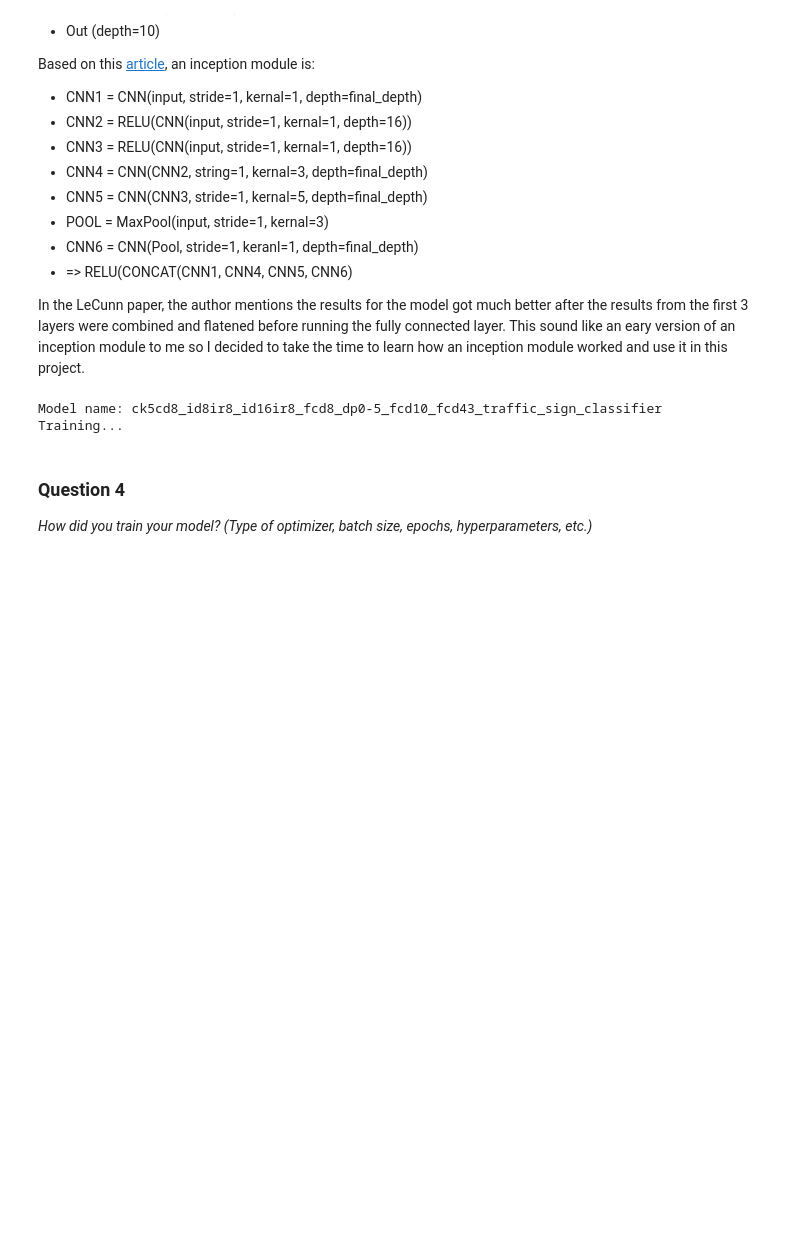
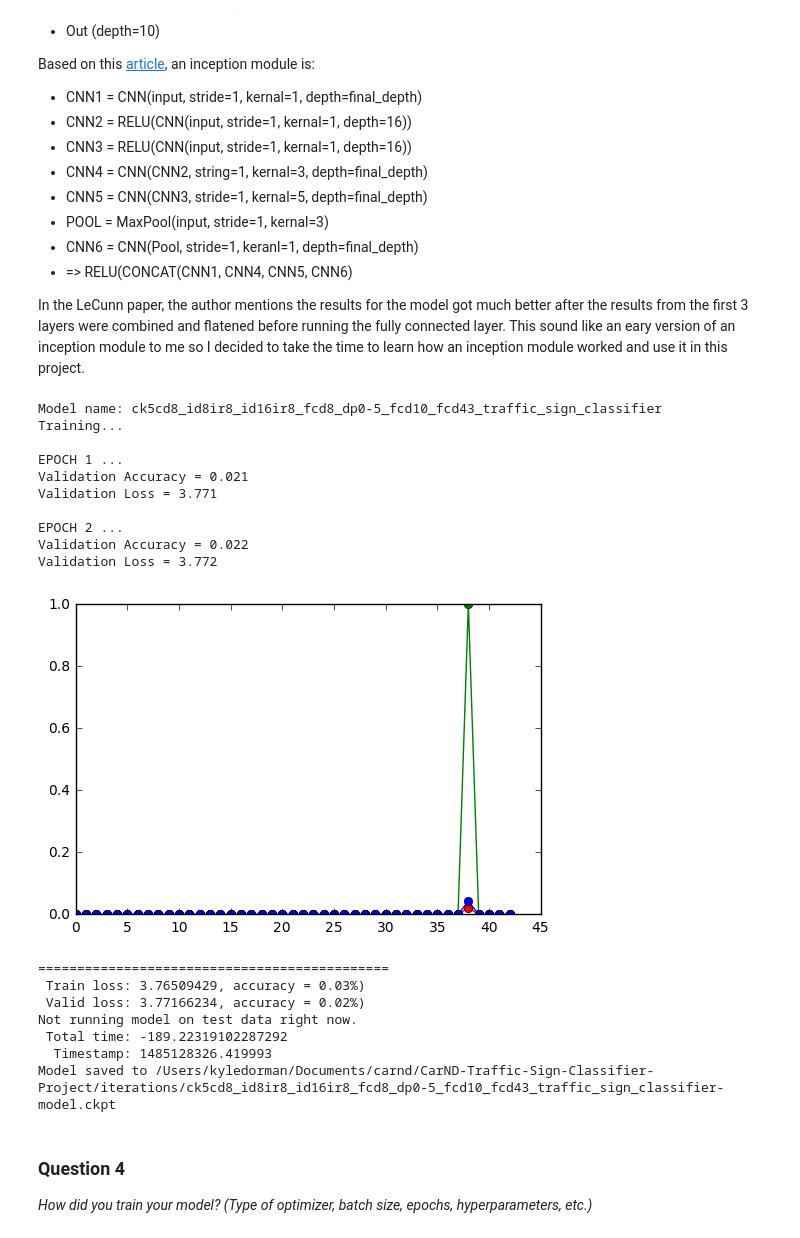
Before and after one commit to kyle-dorman/CarND-Traffic-Sign-Classifier-Project, a Jupyter notebook: iterations/Traffic_Sign_Classifier_3.ipynb, the cells around one changed output. Drawn from its saved outputs; the diff is of its cells as text; code cells hidden in the pictures; blank space fills up the shorter version.

```diff
--- a/iterations/Traffic_Sign_Classifier_3.ipynb
+++ b/iterations/Traffic_Sign_Classifier_3.ipynb
@@ -651,34 +651,50 @@ local_params = {
   'fc1': FullyConnectedParam('fc1', 8),
   'dropout1': DropoutParam('dropout1', 0.5),
   'fc2': FullyConnectedParam('fc2', 10),
   'out': FullyConnectedParam('out', 43),
   'base': BaseParam(max_epochs=2, learning_rate=0.01, batch_size=4,
                     should_train=True, run_tests=False, load_saved=False)
 }
 
 aws_params = {
   'conv1': ConvParam("conv1", 5, 16),
   'inception1': InceptionParam("inception1", 32, 16),
   'inception2': InceptionParam("inception2", 64, 16),
   'fc1': FullyConnectedParam('fc1', 64),
   'dropout1': DropoutParam('dropout1', 0.7),
   'fc2': FullyConnectedParam('fc2', 128),
   'out': FullyConnectedParam('out', 43),
   'base': BaseParam(max_epochs=2, learning_rate=0.001, batch_size=16,
                     should_train=True, run_tests=False, load_saved=False)
 }
 
 param_order = ['conv1', 'inception1', 'inception2', 'fc1', 'dropout1', 'fc2', 'out', 'base']
 
 if AWS:
   params = Params(aws_params, param_order)
   train_model(params, X_train, y_train, X_valid, y_valid, X_test, y_test)
 else:
   params = Params(local_params, param_order)
-  train_model(params, orig_X_train, orig_y_train, X_valid, y_valid, X_test, y_test)
+  train_model(params, X_train, y_train, X_valid, y_valid, X_test, y_test)
 # %% [output]
 Model name: ck5cd8_id8ir8_id16ir8_fcd8_dp0-5_fcd10_fcd43_traffic_sign_classifier
 Training...
+
+EPOCH 1 ...
+Validation Accuracy = 0.021
+Validation Loss = 3.771
+
+EPOCH 2 ...
+Validation Accuracy = 0.022
+Validation Loss = 3.772
+[figure, added]
+=============================================
+ Train loss: 3.76509429, accuracy = 0.03%)
+ Valid loss: 3.77166234, accuracy = 0.02%)
+Not running model on test data right now.
+ Total time: -189.22319102287292
+  Timestamp: 1485128326.419993
+Model saved to /Users/kyledorman/Documents/carnd/CarND-Traffic-Sign-Classifier-Project/iterations/ck5cd8_id8ir8_id16ir8_fcd8_dp0-5_fcd10_fcd43_traffic_sign_classifier-model.ckpt
 # %% [markdown]
 ### Question 4
 
```
Also changed, not shown: parts of 4 cells of this notebook, 4 other files.
